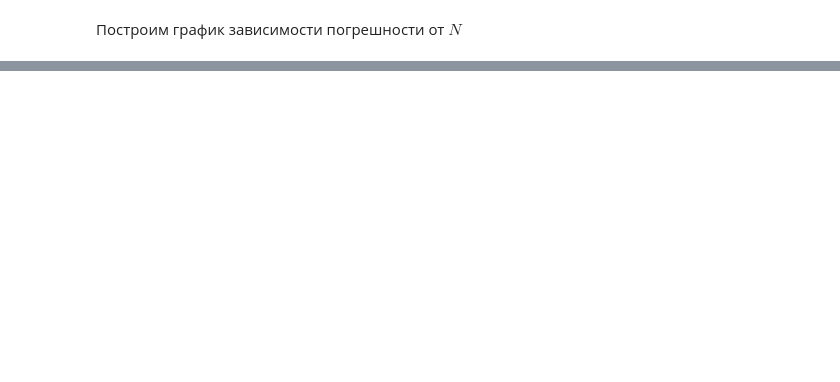
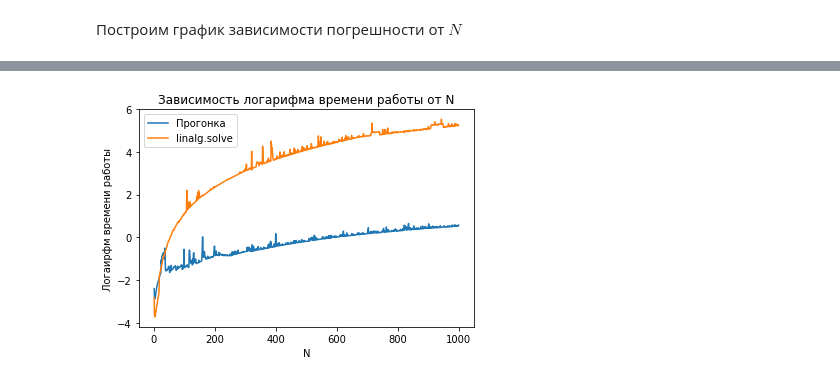
Before and after one commit to Igor-Tukh/numerical-methods, a Jupyter notebook: hw05/hw05.ipynb, the cells around one changed output, grey strips where cells are left out. Drawn from its saved outputs; the diff is of its cells as text; code cells hidden in the pictures; blank space fills up the shorter version.

```diff
--- a/hw05/hw05.ipynb
+++ b/hw05/hw05.ipynb
@@ -179,0 +184,15 @@ build_plot(Ns, [np.amax(np.abs(get_u_vector_tridiagonal_algo_solver(N) - get_u_v
+# %%
+import time
+
+def get_time(approach, N):
+    current_time = time.time()
+    _ = approach(N)
+    return (time.time() - current_time) * 1000 # in milliseconds
+# %%
+Ns = range(1, 1001)
+build_plot([Ns, Ns],
+           [[np.log(get_time(get_u_vector_tridiagonal_algo_solver, N)) for N in Ns],
+            [np.log(get_time(get_u_vector_standart_solver, N)) for N in Ns]],
+          'N', 'Логаирфм времени работы', 'Зависимость логарифма времени работы от N', plot_labels=['Прогонка', 'linalg.solve'])
+# %% [output]
+[figure, added]
```
Also changed, not shown: parts of 17 cells of this notebook, 1 other file.
